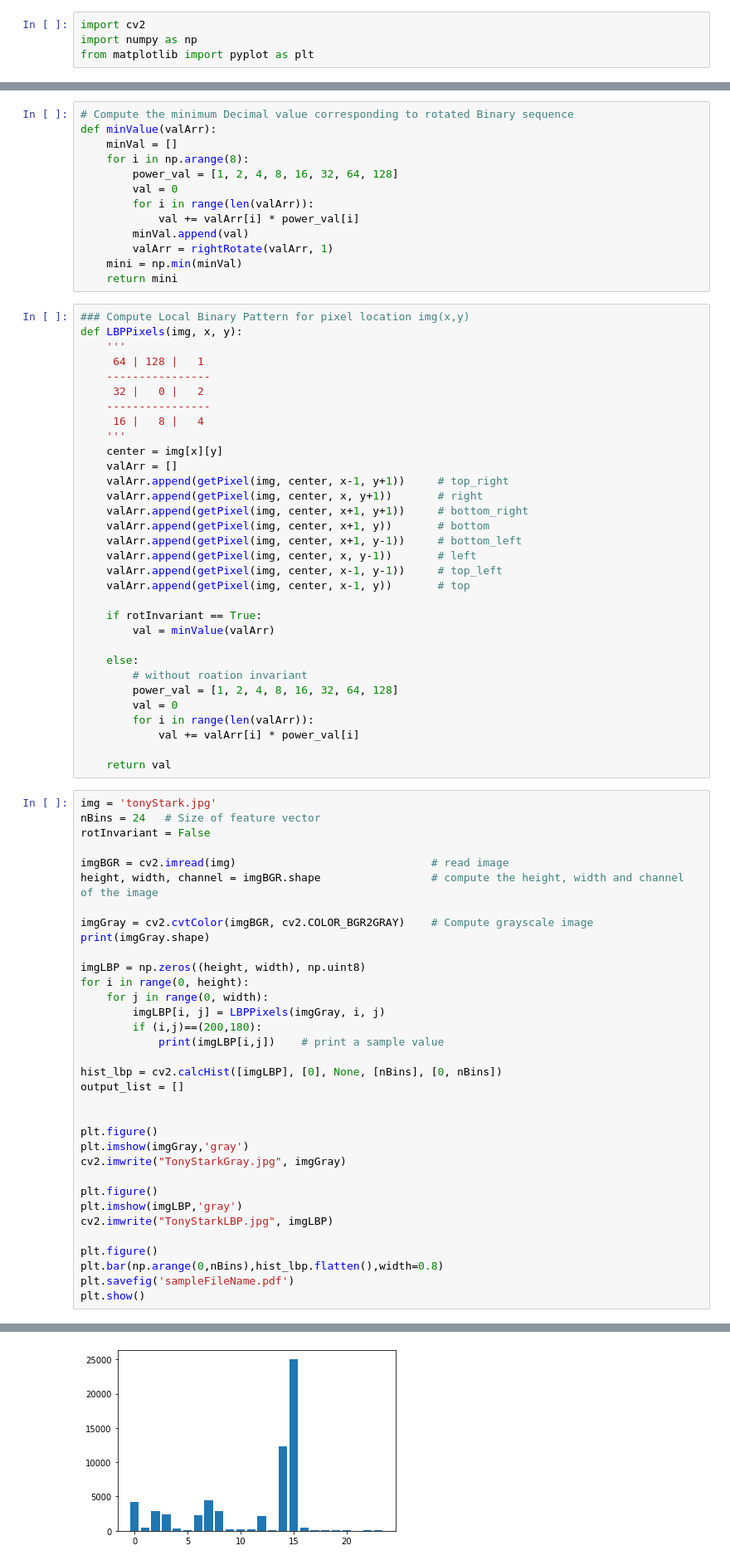
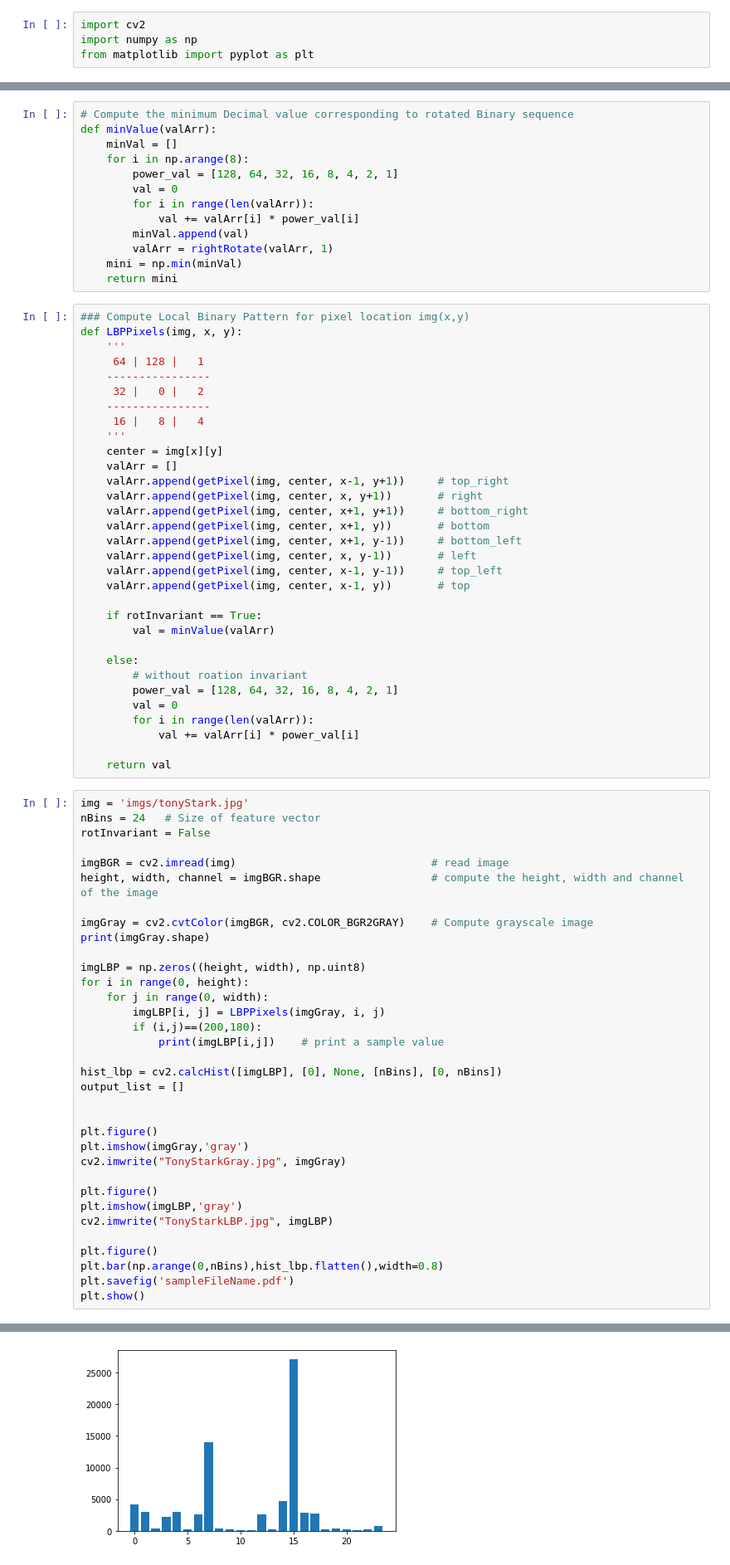
Before and after one commit to erkundanec/PatternClassification, a Jupyter notebook: 01_FeatureExtraction/LocalBinayPattern.ipynb, the cells around one changed output, grey strips where cells are left out. Shown at 83% size. Saved outputs shown, nothing was run; the diff lists cells and outputs as text.

```diff
--- a/01_FeatureExtraction/LocalBinayPattern.ipynb
+++ b/01_FeatureExtraction/LocalBinayPattern.ipynb
@@ -43,7 +43,7 @@ def rightRotate(lists, num):
 def minValue(valArr):
     minVal = []
     for i in np.arange(8):
-        power_val = [1, 2, 4, 8, 16, 32, 64, 128]
+        power_val = [128, 64, 32, 16, 8, 4, 2, 1]
         val = 0
         for i in range(len(valArr)):
             val += valArr[i] * power_val[i]
@@ -77,14 +77,14 @@ def LBPPixels(img, x, y):
 
     else:
         # without roation invariant
-        power_val = [1, 2, 4, 8, 16, 32, 64, 128]
+        power_val = [128, 64, 32, 16, 8, 4, 2, 1]
         val = 0
         for i in range(len(valArr)):
             val += valArr[i] * power_val[i]
 
     return val
 # %%
-img = 'tonyStark.jpg'
+img = 'imgs/tonyStark.jpg'
 nBins = 24   # Size of feature vector
 rotInvariant = False
 
@@ -125 +125 @@ plt.show()
-[figure, old version]
+[figure, new version]
```
Also changed, not shown: parts of 4 cells of this notebook.
